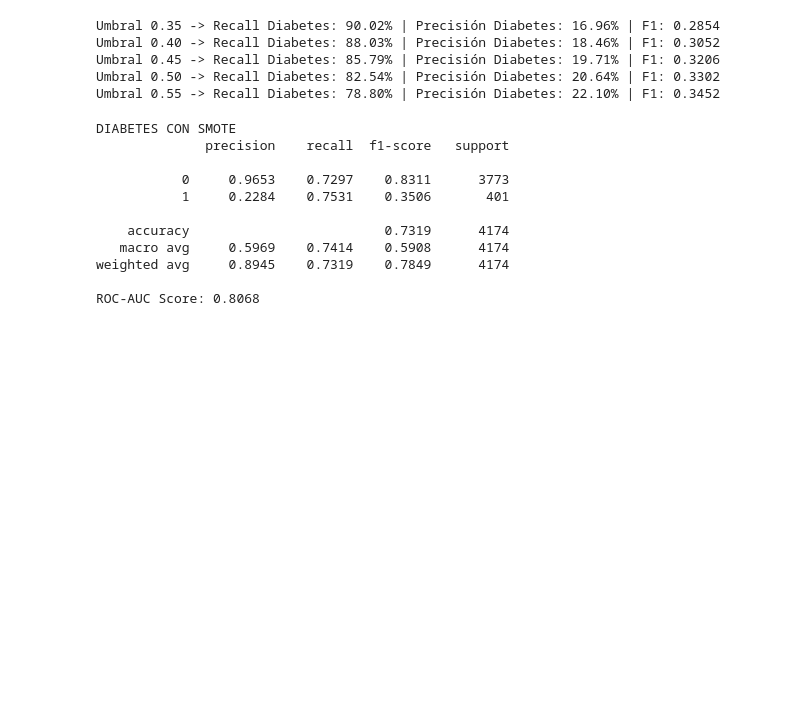
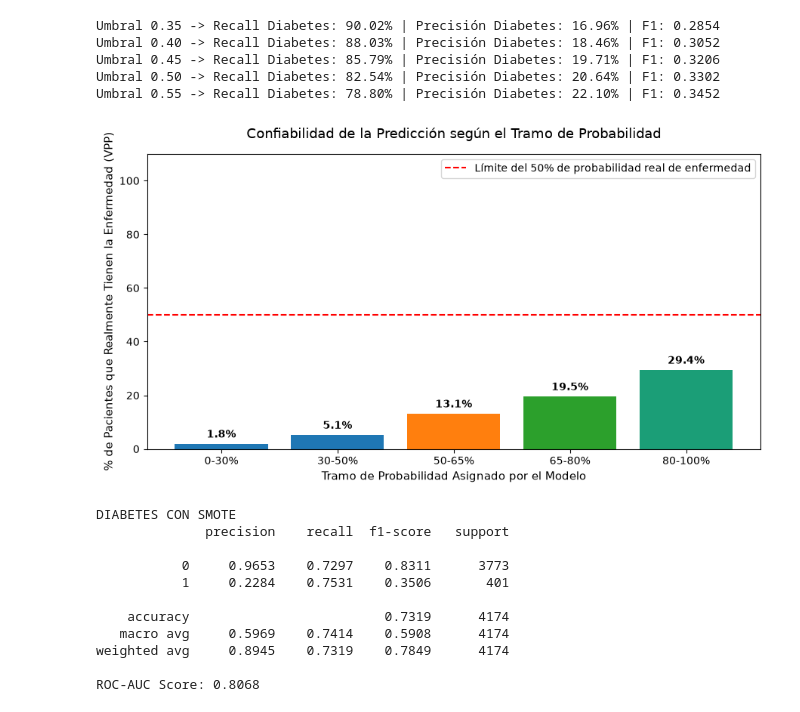
Before and after one commit to aldyvergara22-create/Hypertension-Diabetes-ML-detection, a Jupyter notebook: notebooks/06_Evaluación_Modelos_Diabetes.ipynb, the cells around one changed output. Saved outputs shown, nothing was run; the diff lists cells and outputs as text; code cells hidden in the pictures; blank space fills up the shorter version.

```diff
--- a/notebooks/06_Evaluación_Modelos_Diabetes.ipynb
+++ b/notebooks/06_Evaluación_Modelos_Diabetes.ipynb
@@ -168,6 +248,75 @@ Umbral 0.40 -> Recall Diabetes: 88.03% | Precisión Diabetes: 18.46% | F1: 0.305
 Umbral 0.45 -> Recall Diabetes: 85.79% | Precisión Diabetes: 19.71% | F1: 0.3206
 Umbral 0.50 -> Recall Diabetes: 82.54% | Precisión Diabetes: 20.64% | F1: 0.3302
 Umbral 0.55 -> Recall Diabetes: 78.80% | Precisión Diabetes: 22.10% | F1: 0.3452
+# %%
+import matplotlib.pyplot as plt
+import numpy as np
+import pandas as pd
+
+# 1. Crear tramos de probabilidad (bins)
+df_eval = pd.DataFrame({
+    'Real': np.array(y_test_diab).ravel(),
+    'Probabilidad': np.array(y_proba_test_diab).ravel()
+})
+
+bins = [0, 0.3, 0.5, 0.65, 0.8, 1.0]
+labels = ['0-30%', '30-50%', '50-65%', '65-80%', '80-100%']
+df_eval['Tramo'] = pd.cut(df_eval['Probabilidad'], bins=bins, labels=labels)
+
+# 2. Calcular la tasa de enfermos reales (Precisión/VPP) por tramo
+resumen = (
+    df_eval.groupby('Tramo')['Real']
+    .agg(
+        Total_Pacientes='count',
+        Enfermos_Reales='sum',
+        Precision=lambda x: (x.sum() / x.count()) * 100,
+    )
+    .reset_index()
+)
+
+# 3. Graficar
+plt.figure(figsize=(9, 5))
+bars = plt.bar(
+    resumen['Tramo'],
+    resumen['Precision'],
+    color=['#1f77b4', '#1f77b4', '#ff7f0e', '#2ca02c', '#1b9e77'],
+)
+
+plt.axhline(
+    y=50,
+    color='red',
+    linestyle='--',
+    label='Límite del 50% de probabilidad real de enfermedad',
+)
+plt.ylabel('% de Pacientes que Realmente Tienen la Enfermedad (VPP)', fontsize=11)
+plt.xlabel('Tramo de Probabilidad Asignado por el Modelo', fontsize=11)
+plt.title(
+    'Confiabilidad de la Predicción según el Tramo de Probabilidad',
+    fontsize=13,
+    pad=15,
+)
+
+# Añadir el porcentaje encima de cada barra
+for bar in bars:
+  yval = bar.get_height()
+  plt.text(
+      bar.get_x() + bar.get_width() / 2.0,
+      yval + 1.5,
+      f'{yval:.1f}%',
+      ha='center',
+      va='bottom',
+      fontweight='bold',
+  )
+
+plt.ylim(0, 110)
+plt.legend()
+plt.tight_layout()
+
+plt.savefig("../reports/figures/results/confiabilidad_prediccion_diab.png", dpi=300, bbox_inches="tight")
+plt.tight_layout()
+plt.show()
+# %% [output]
+[figure, added]
 # %%
 # ==========================================
 # EVALUACIÓN REGRESIÓN LOGÍSTICA CON SMOTE
```
Also changed, not shown: parts of 10 cells of this notebook, 39 other files.
